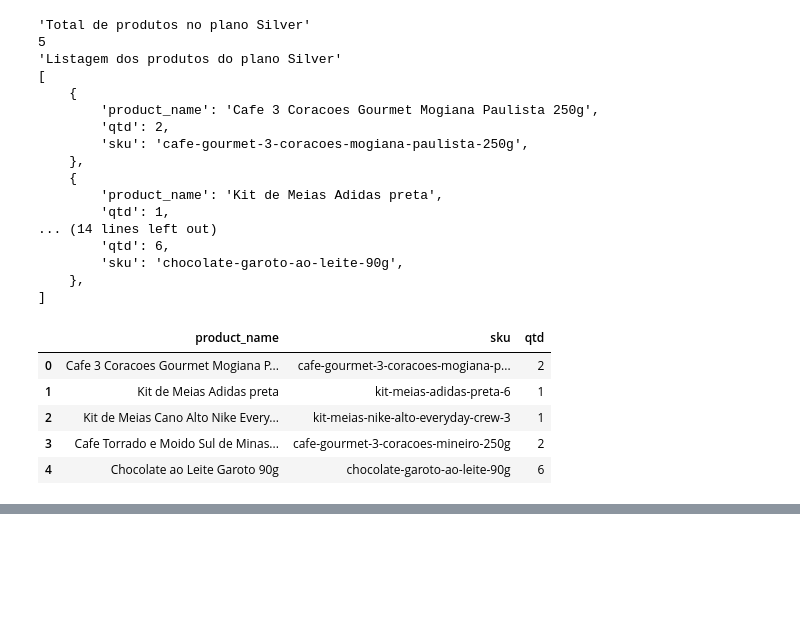
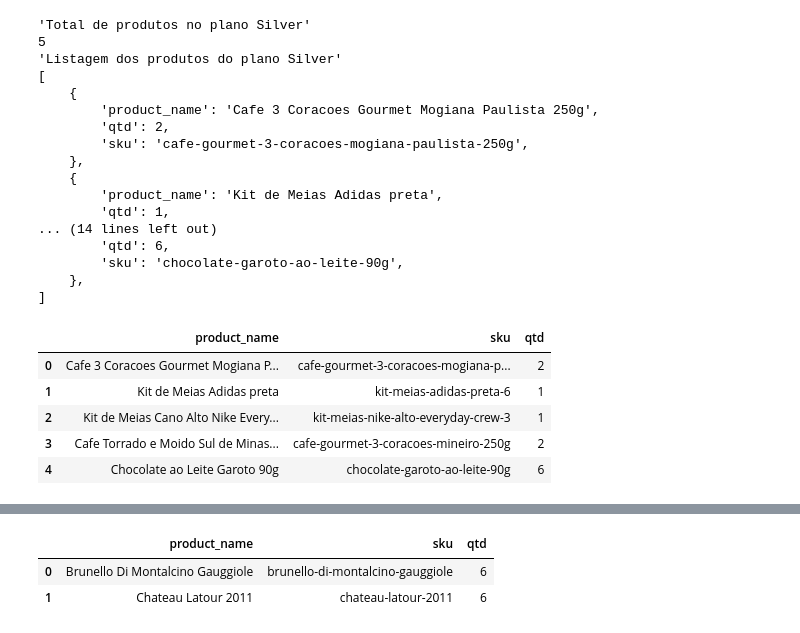
Before and after one commit to equipe3-eng-software/inf325-marketplace-final, a Jupyter notebook: notebooks/data_analytics.ipynb, the cells around one changed output, grey strips where cells are left out. Drawn from its saved outputs; the diff is of its cells as text; code cells hidden in the pictures; blank space fills up the shorter version.

```diff
--- a/notebooks/data_analytics.ipynb
+++ b/notebooks/data_analytics.ipynb
@@ -332,0 +358,7 @@ df['product_name'].iplot(kind='hist', bins=50, title='Histograma do Nome dos Pro
+# %%
+df = pd.DataFrame(db.Subscription.find({"type": "platinum"}).distinct("products"))
+df.head()
+# %% [output]
+|  | product_name | sku | qtd |
+| 0 | Brunello Di Montalcino Gauggiole | brunello-di-montalcino-gauggiole | 6 |
+| 1 | Chateau Latour 2011 | chateau-latour-2011 | 6 |
```
Also changed, not shown: parts of 5 cells of this notebook.
